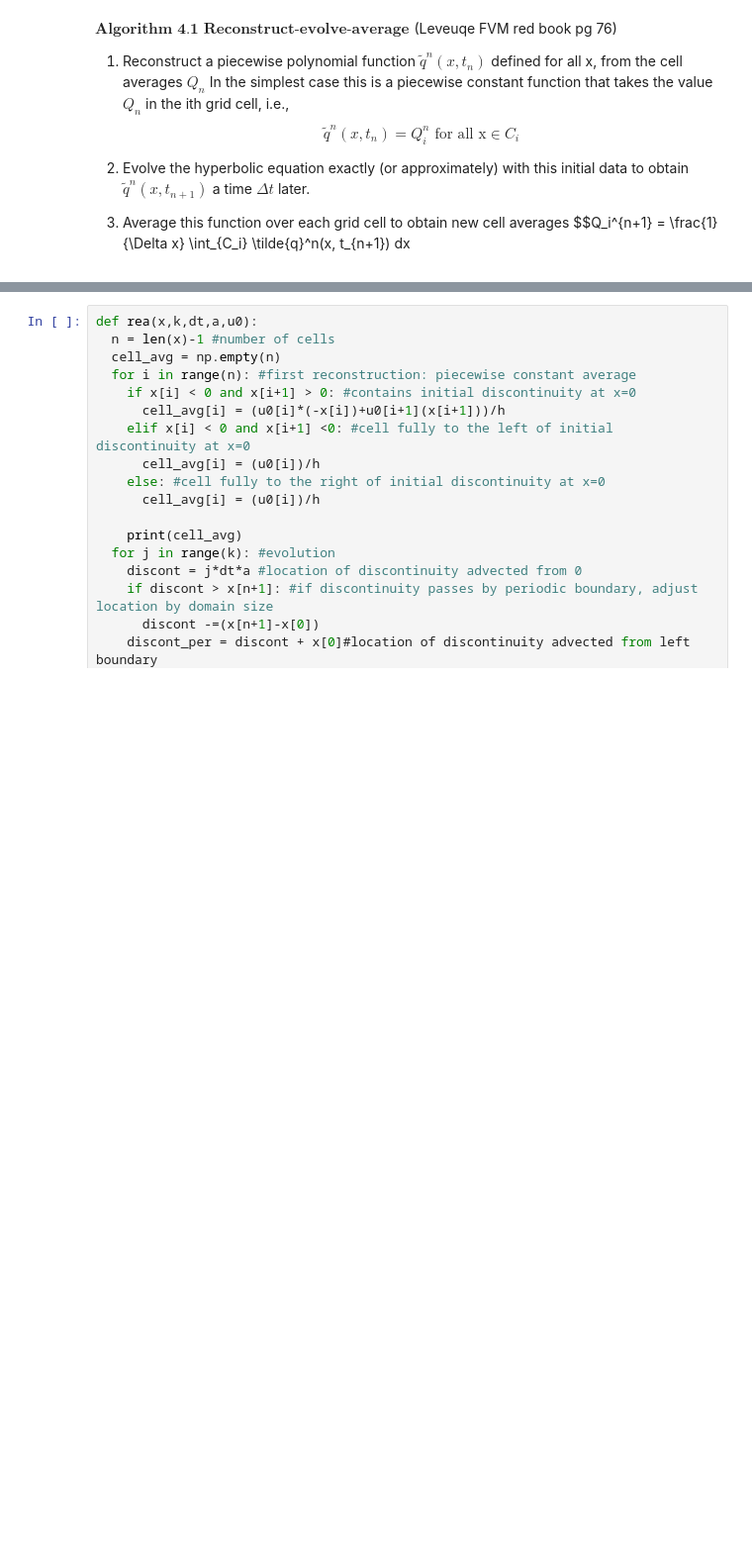
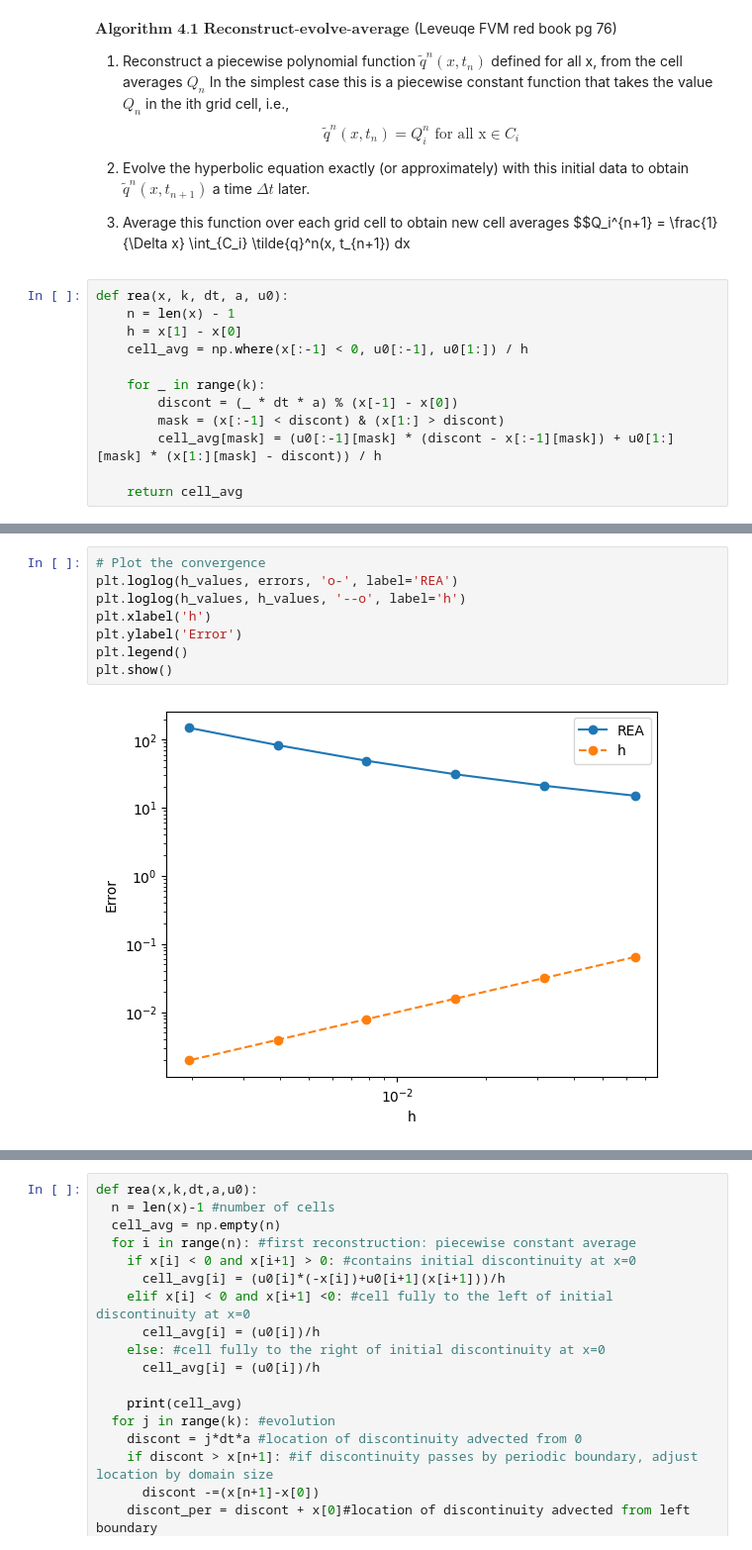
Before and after one commit to c-g-well/FiniteVolume, a Jupyter notebook: projectExperiment.ipynb, the cells around one changed output, grey strips where cells are left out. Shown: that part at 99% size. Saved outputs shown, nothing was run; the diff lists cells and outputs as text; blank space fills up the shorter version.

```diff
--- a/projectExperiment.ipynb
+++ b/projectExperiment.ipynb
@@ -21,3 +21,15 @@ $\tilde{q}^n(x, t_{n+1})$ a time $\Delta t$ later.
 
 3. Average this function over each grid cell to obtain new cell averages
 $$Q_i^{n+1} = \frac{1}{\Delta x} \int_{C_i} \tilde{q}^n(x, t_{n+1}) dx
+# %%
+def rea(x, k, dt, a, u0):
+    n = len(x) - 1
+    h = x[1] - x[0]
+    cell_avg = np.where(x[:-1] < 0, u0[:-1], u0[1:]) / h
+
+    for _ in range(k):
+        discont = (_ * dt * a) % (x[-1] - x[0])
+        mask = (x[:-1] < discont) & (x[1:] > discont)
+        cell_avg[mask] = (u0[:-1][mask] * (discont - x[:-1][mask]) + u0[1:][mask] * (x[1:][mask] - discont)) / h
+
+    return cell_avg
@@ -23,0 +109,10 @@ $$Q_i^{n+1} = \frac{1}{\Delta x} \int_{C_i} \tilde{q}^n(x, t_{n+1}) dx
+# %%
+# Plot the convergence
+plt.loglog(h_values, errors, 'o-', label='REA')
+plt.loglog(h_values, h_values, '--o', label='h')
+plt.xlabel('h')
+plt.ylabel('Error')
+plt.legend()
+plt.show()
+# %% [output]
+[figure, added]
```
Also changed, not shown: parts of 6 cells of this notebook.
